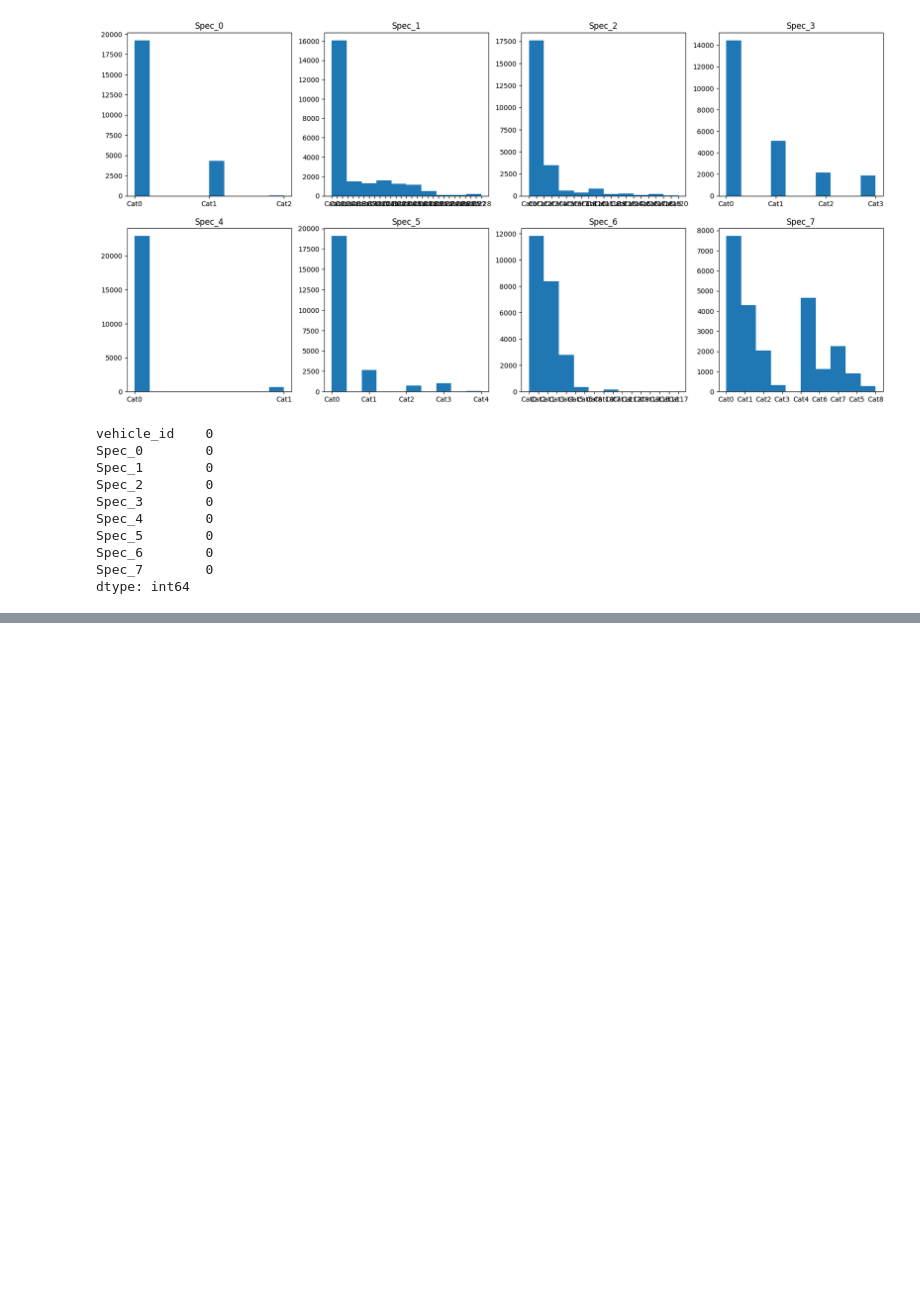
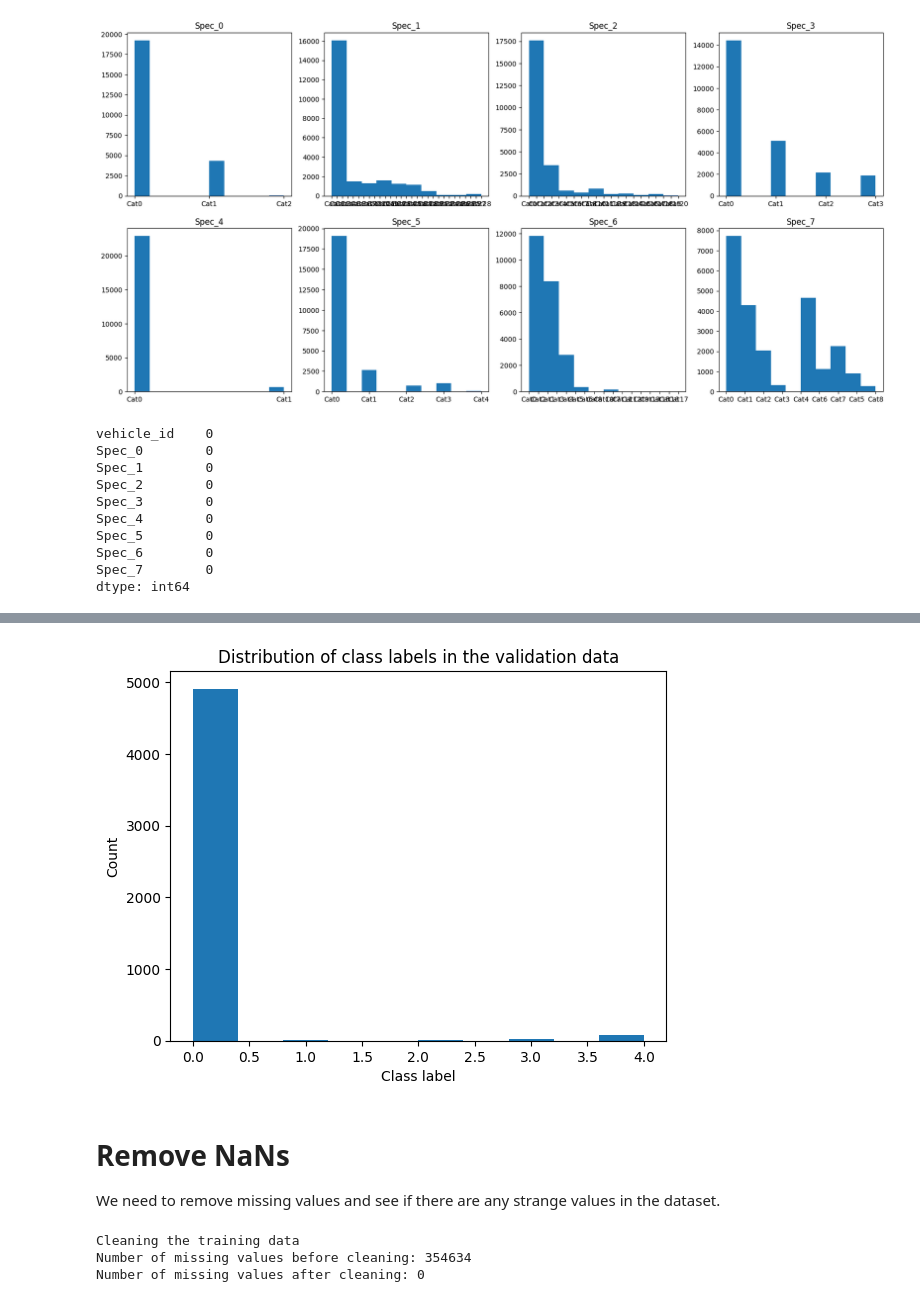
Before and after one commit to cerionXLII/ComponentX, a Jupyter notebook: src/componentX.ipynb, the cells around one changed output, grey strips where cells are left out. Saved outputs shown, nothing was run; the diff lists cells and outputs as text; code cells hidden in the pictures; blank space fills up the shorter version.

Commit message:
Data cleaning

```diff
--- a/src/componentX.ipynb
+++ b/src/componentX.ipynb
@@ -17,9 +17,21 @@ import matplotlib.pyplot as plt
 import seaborn as sns
 # %%
 #Read the raw data
+#Train data
 tteTrain = pd.read_csv('../data/train_tte.csv')
 specificationsTrain = pd.read_csv('../data/train_specifications.csv')
 readoutsTrain = pd.read_csv('../data/train_operational_readouts.csv')
+
+
+#Validation data
+labelsValidation = pd.read_csv('../data/validation_labels.csv')
+specificationsValidation = pd.read_csv('../data/validation_specifications.csv')
+readoutsValidation = pd.read_csv('../data/validation_operational_readouts.csv')
+
+#Test data
+specificationsTest = pd.read_csv('../data/test_specifications.csv')
+readoutsTest = pd.read_csv('../data/test_operational_readouts.csv')
+#No labels for test data yet
 # %%
 #See what is in the data
 tteTrain.head()
@@ -259,0 +351,10 @@ dtype: int64
+# %%
+plt.hist(labelsValidation['class_label'])
+plt.xlabel('Class label')
+plt.ylabel('Count')
+plt.title('Distribution of class labels in the validation data');
+# %% [output]
+[figure, added]
+# %% [markdown]
+# Remove NaNs
+We need to remove missing values and see if there are any strange values in the dataset.
@@ -259,0 +373,11 @@ dtype: int64
+# %%
+#Clean the data
+print('Cleaning the training data')
+print(f'Number of missing values before cleaning: {readoutsTrain.isnull().sum().sum()}')
+readoutsTrain = fill_missing_values(readoutsTrain)
+print(f'Number of missing values after cleaning: {readoutsTrain.isnull().sum().sum()}')
+#readoutsValidation = fill_missing_values(readoutsValidation)
+# %% [output]
+Cleaning the training data
+Number of missing values before cleaning: 354634
+Number of missing values after cleaning: 0
```
Also changed, not shown: parts of 20 cells of this notebook.
